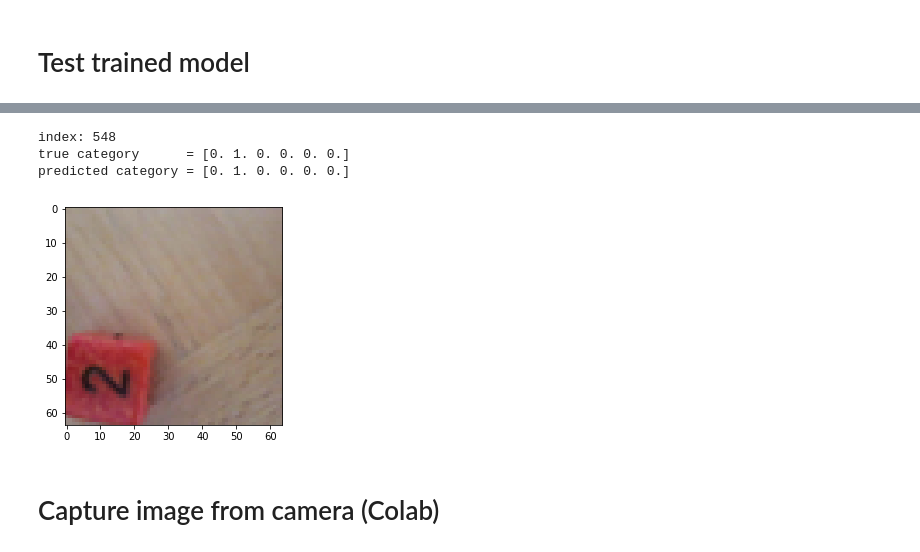
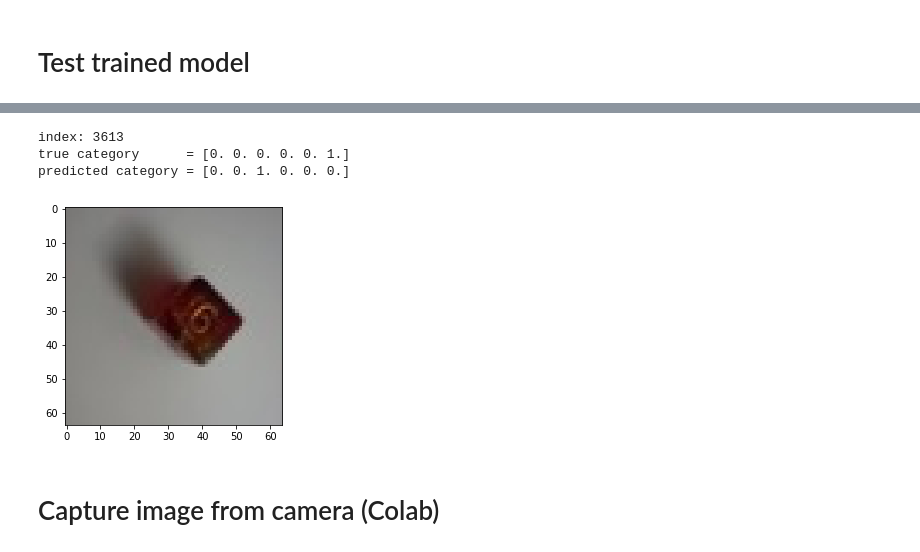
Before and after one commit to debuglevel/tensorflow-dice-detection, a Jupyter notebook: 0_dice_classification.ipynb, the cells around one changed output, grey strips where cells are left out. Drawn from its saved outputs; the diff is of its cells as text; code cells hidden in the pictures.

```diff
--- a/0_dice_classification.ipynb
+++ b/0_dice_classification.ipynb
@@ -432,35 +532,23 @@ Y_train  = [0. 0. 0. 1. 0. 0.]
 # %%
-index = np.random.choice(X_test.shape[0],1)[0]
+index = np.random.choice(X_train.shape[0],1)[0]
+#index = np.random.choice(X_test.shape[0],1)[0]
 print("index: "+str(index))
-plt.imshow(X_test[index])
-#print ("Y(true) = " + str(np.squeeze(Y_test[index])))
-print ("true category      = " + str(np.squeeze(Y_test[index])))
+plt.imshow(X_train[index])
+#plt.imshow(X_test[index])
+print ("true category      = " + str(np.squeeze(Y_train[index])))
+#print ("true category      = " + str(np.squeeze(Y_test[index])))
 
+#Y_pred=model.predict(X_test[index:index+1])
+Y_pred=model.predict(X_train[index:index+1])
+classes_x=np.argmax(Y_pred,axis=1)
 
-
-
-
-
-#Y_pred = model.predict_classes(X_test[index:index+1])
-#Y_pred = model.predict(X_test[index:index+1])
-#pprint(Y_pred)
-
-Y_pred=model.predict(X_test[index:index+1])
-classes_x=np.argmax(Y_pred,axis=1)
-#pprint(classes_x)
-
-
-#Y_vec = keras.utils.to_categorical(Y_pred, num_classes=num_classes)
-#Y_vec  = keras.utils.np_utils.to_categorical(Y_pred, num_classes=num_classes)
 Y_vec  = keras.utils.np_utils.to_categorical(classes_x, num_classes=num_classes)
-#pprint(Y_vec)
-
 print ("predicted category = " + str(Y_vec[0]))
 # %% [output]
-index: 548
-true category      = [0. 1. 0. 0. 0. 0.]
-predicted category = [0. 1. 0. 0. 0. 0.]
+index: 3613
+true category      = [0. 0. 0. 0. 0. 1.]
+predicted category = [0. 0. 1. 0. 0. 0.]
-[figure, old version]
+[figure, new version]
 # %% [markdown]
 # Capture image from camera (Colab)
 # %%
```
Also changed, not shown: parts of 18 cells of this notebook.
